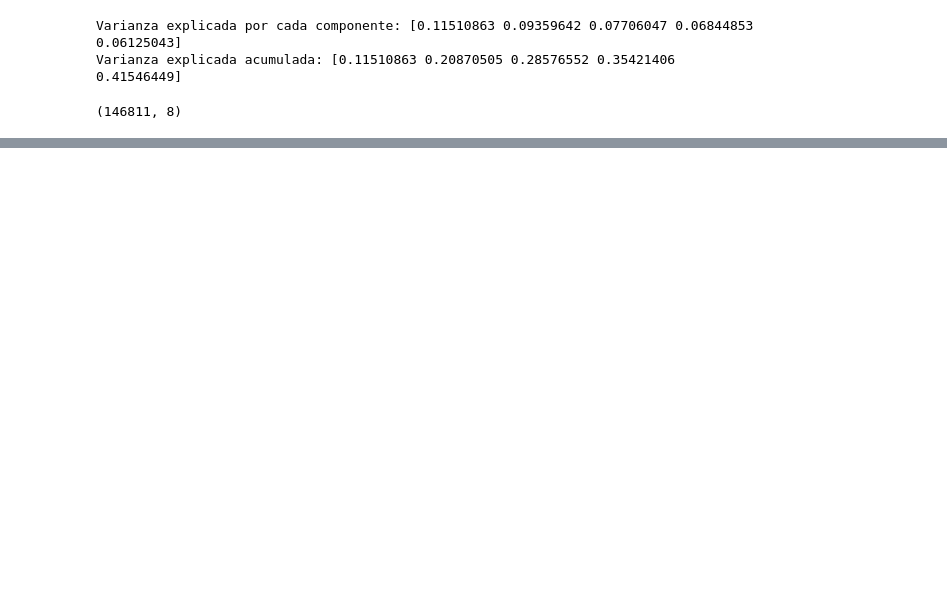
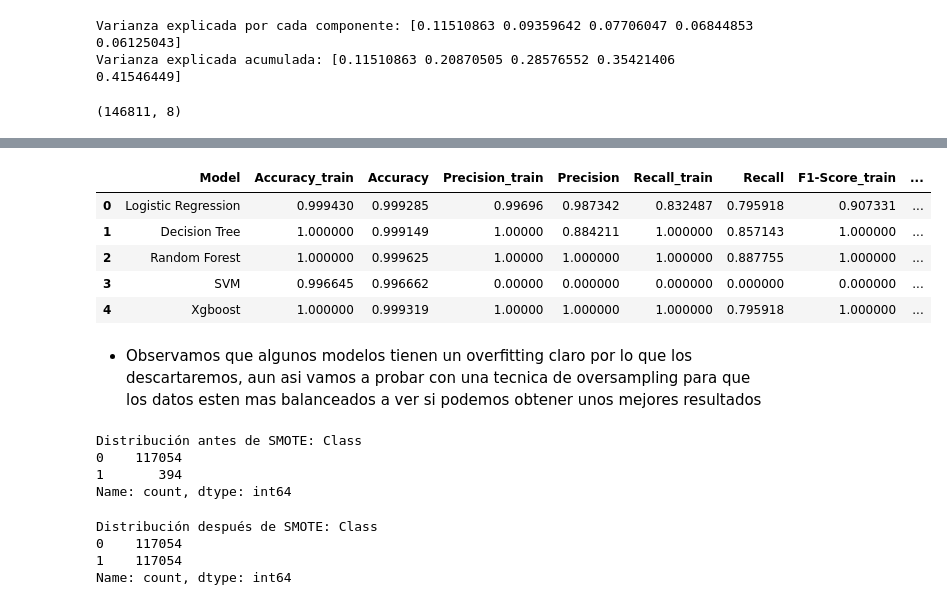
Before and after one commit to juanjacoop/FraudDetection_ML, a Jupyter notebook: src/app.ipynb, the cells around one changed output, grey strips where cells are left out. Saved outputs shown, nothing was run; the diff lists cells and outputs as text; code cells hidden in the pictures; blank space fills up the shorter version.

```diff
--- a/src/app.ipynb
+++ b/src/app.ipynb
@@ -356,0 +647,28 @@ plt.show()
+# %%
+metrics_summary.reset_index(drop=True)
+# %% [output]
+|  | Model | Accuracy_train | Accuracy | Precision_train | Precision | Recall_train | Recall | F1-Score_train | ... |
+| 0 | Logistic Regression | 0.999430 | 0.999285 | 0.99696 | 0.987342 | 0.832487 | 0.795918 | 0.907331 | ... |
+| 1 | Decision Tree | 1.000000 | 0.999149 | 1.00000 | 0.884211 | 1.000000 | 0.857143 | 1.000000 | ... |
+| 2 | Random Forest | 1.000000 | 0.999625 | 1.00000 | 1.000000 | 1.000000 | 0.887755 | 1.000000 | ... |
+| 3 | SVM | 0.996645 | 0.996662 | 0.00000 | 0.000000 | 0.000000 | 0.000000 | 0.000000 | ... |
+| 4 | Xgboost | 1.000000 | 0.999319 | 1.00000 | 1.000000 | 1.000000 | 0.795918 | 1.000000 | ... |
+# %% [markdown]
+- Observamos que algunos modelos tienen un overfitting claro por lo que los descartaremos, aun asi vamos a probar con una tecnica de oversampling para que los datos esten mas balanceados a ver si podemos obtener unos mejores resultados
+# %%
+print(f"Distribución antes de SMOTE: {y_train.value_counts()}")
+# %% [output]
+Distribución antes de SMOTE: Class
+0    117054
+1       394
+Name: count, dtype: int64
+# %%
+from imblearn.over_sampling import SMOTE
+smote = SMOTE(random_state=42)
+X_res, y_res = smote.fit_resample(X_train, y_train)
+print(f"Distribución después de SMOTE: {y_res.value_counts()}")
+# %% [output]
+Distribución después de SMOTE: Class
+0    117054
+1    117054
+Name: count, dtype: int64
```
Also changed, not shown: parts of 20 cells of this notebook, 2 other files.
